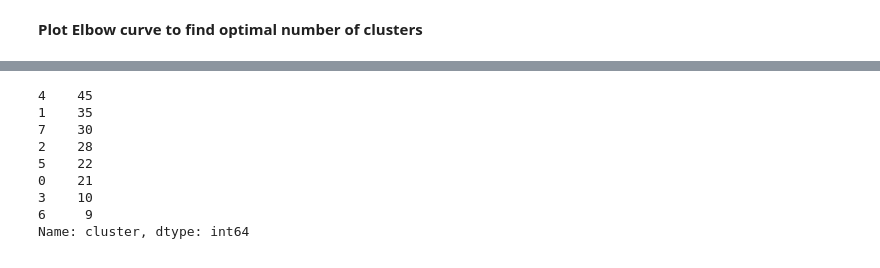
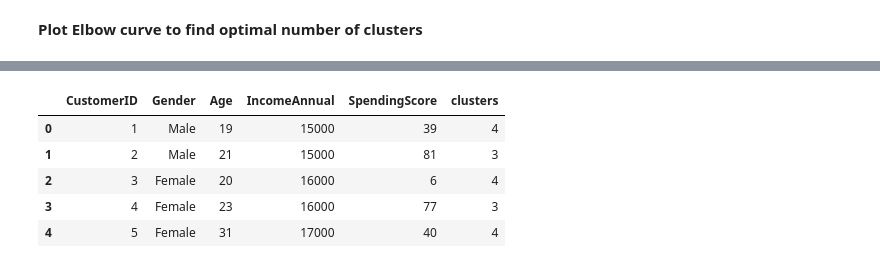
Before and after one commit to danPoku/01CustomerSegmentation, a Jupyter notebook: 01mallCustomers/mallCustomers.ipynb, the cells around one changed output, grey strips where cells are left out. Drawn from its saved outputs; the diff is of its cells as text; code cells hidden in the pictures.

```diff
--- a/01mallCustomers/mallCustomers.ipynb
+++ b/01mallCustomers/mallCustomers.ipynb
@@ -251,14 +250,0 @@ pred = kmeans.predict(data_scaled)
-# %%
-frame = pd.DataFrame(data_scaled)
-frame['cluster'] = pred
-frame['cluster'].value_counts()
-# %% [output]
-4    45
-1    35
-7    30
-2    28
-5    22
-0    21
-3    10
-6     9
-Name: cluster, dtype: int64
@@ -264,0 +254,9 @@ Name: cluster, dtype: int64
+# %%
+df_cluster.head()
+# %% [output]
+|  | CustomerID | Gender | Age | IncomeAnnual | SpendingScore | clusters |
+| 0 | 1 | Male | 19 | 15000 | 39 | 4 |
+| 1 | 2 | Male | 21 | 15000 | 81 | 3 |
+| 2 | 3 | Female | 20 | 16000 | 6 | 4 |
+| 3 | 4 | Female | 23 | 16000 | 77 | 3 |
+| 4 | 5 | Female | 31 | 17000 | 40 | 4 |
```
Also changed, not shown: parts of 16 cells of this notebook.
